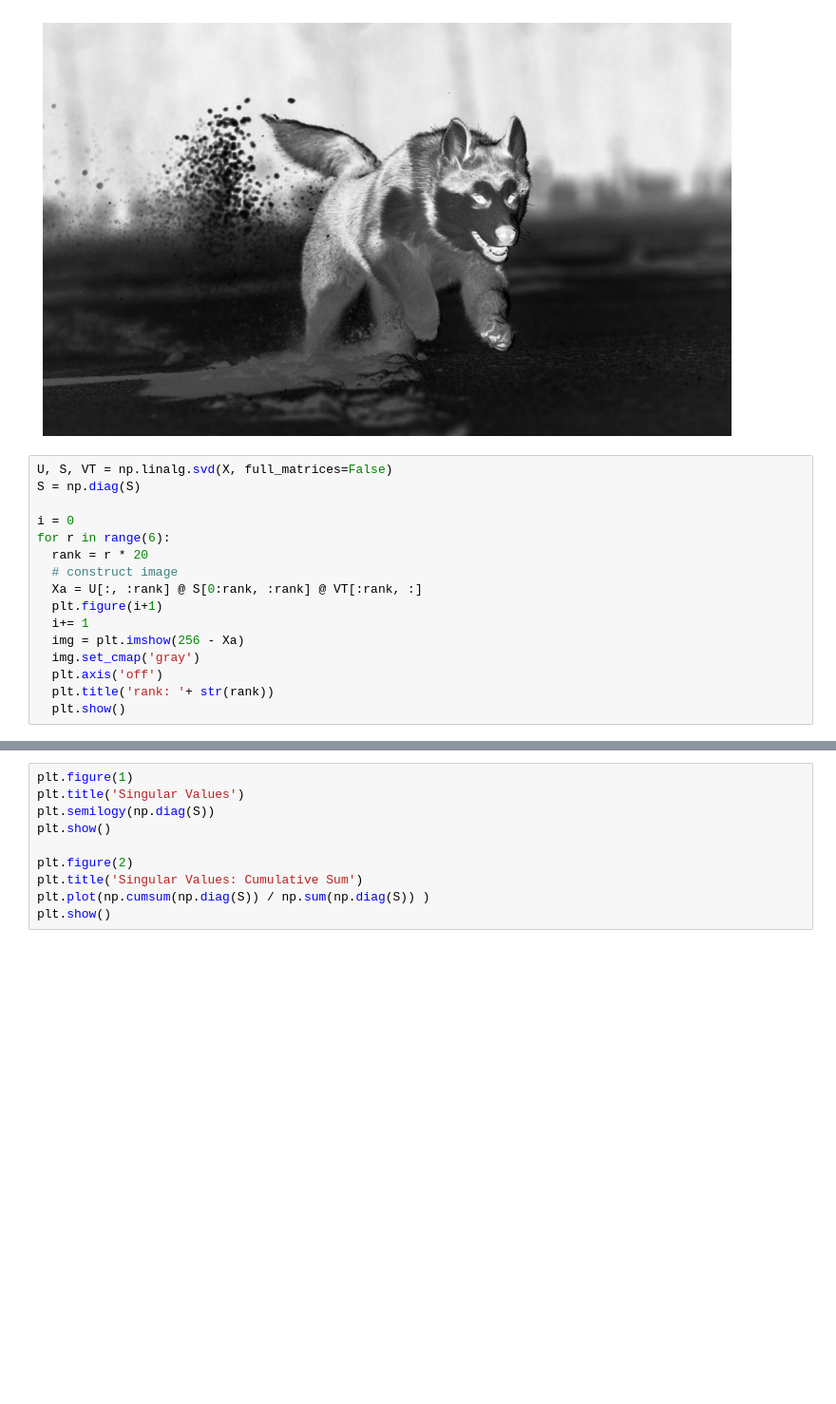
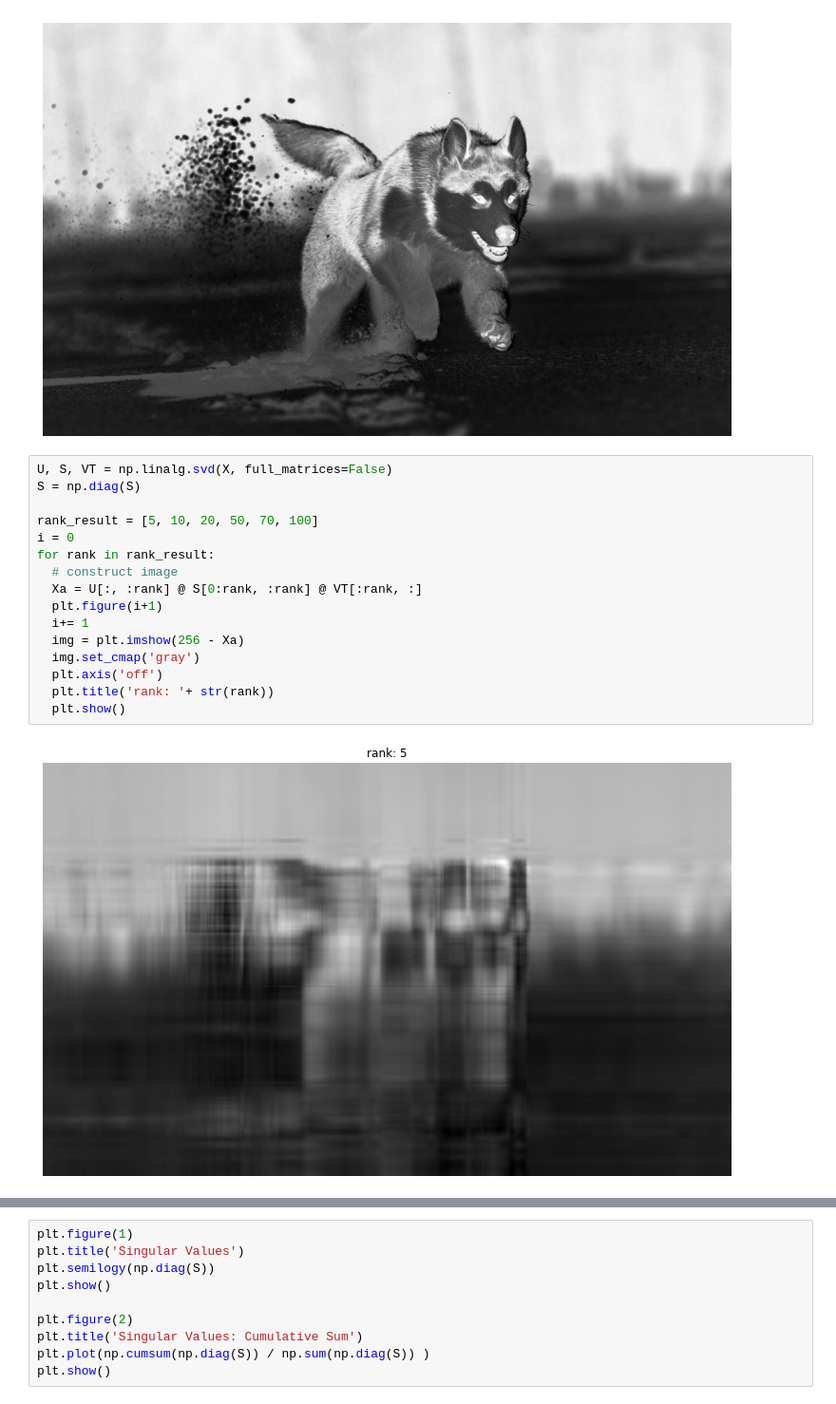
Before and after one commit to jayllfpt/FPTU-MAI391-ImageCompressionUsingSVD, a Jupyter notebook: SVD_Image_Compression.ipynb, the cells around one changed output, grey strips where cells are left out. Shown at 95% size. Saved outputs shown, nothing was run; the diff lists cells and outputs as text; blank space fills up the shorter version.

```diff
--- a/SVD_Image_Compression.ipynb
+++ b/SVD_Image_Compression.ipynb
@@ -29,16 +29,18 @@ plt.show()
 # %%
 U, S, VT = np.linalg.svd(X, full_matrices=False)
 S = np.diag(S)
 
+rank_result = [5, 10, 20, 50, 70, 100]
 i = 0
-for r in range(6):
-  rank = r * 20
+for rank in rank_result:
   # construct image
   Xa = U[:, :rank] @ S[0:rank, :rank] @ VT[:rank, :]
   plt.figure(i+1)
   i+= 1
   img = plt.imshow(256 - Xa)
   img.set_cmap('gray')
   plt.axis('off')
   plt.title('rank: '+ str(rank))
   plt.show()
+# %% [output]
+[figure, added]
```
Also changed, not shown: parts of 1 cell of this notebook.
